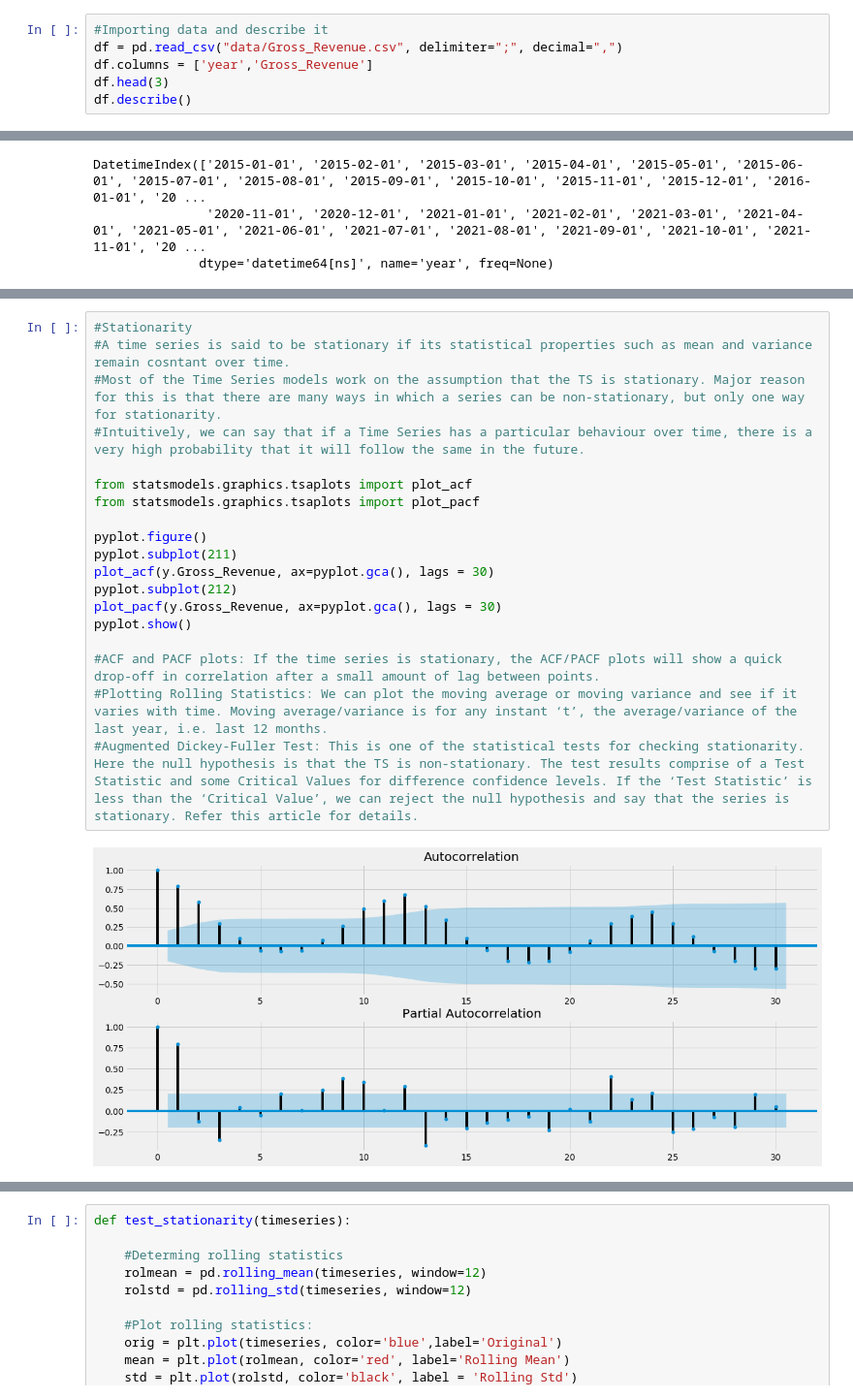
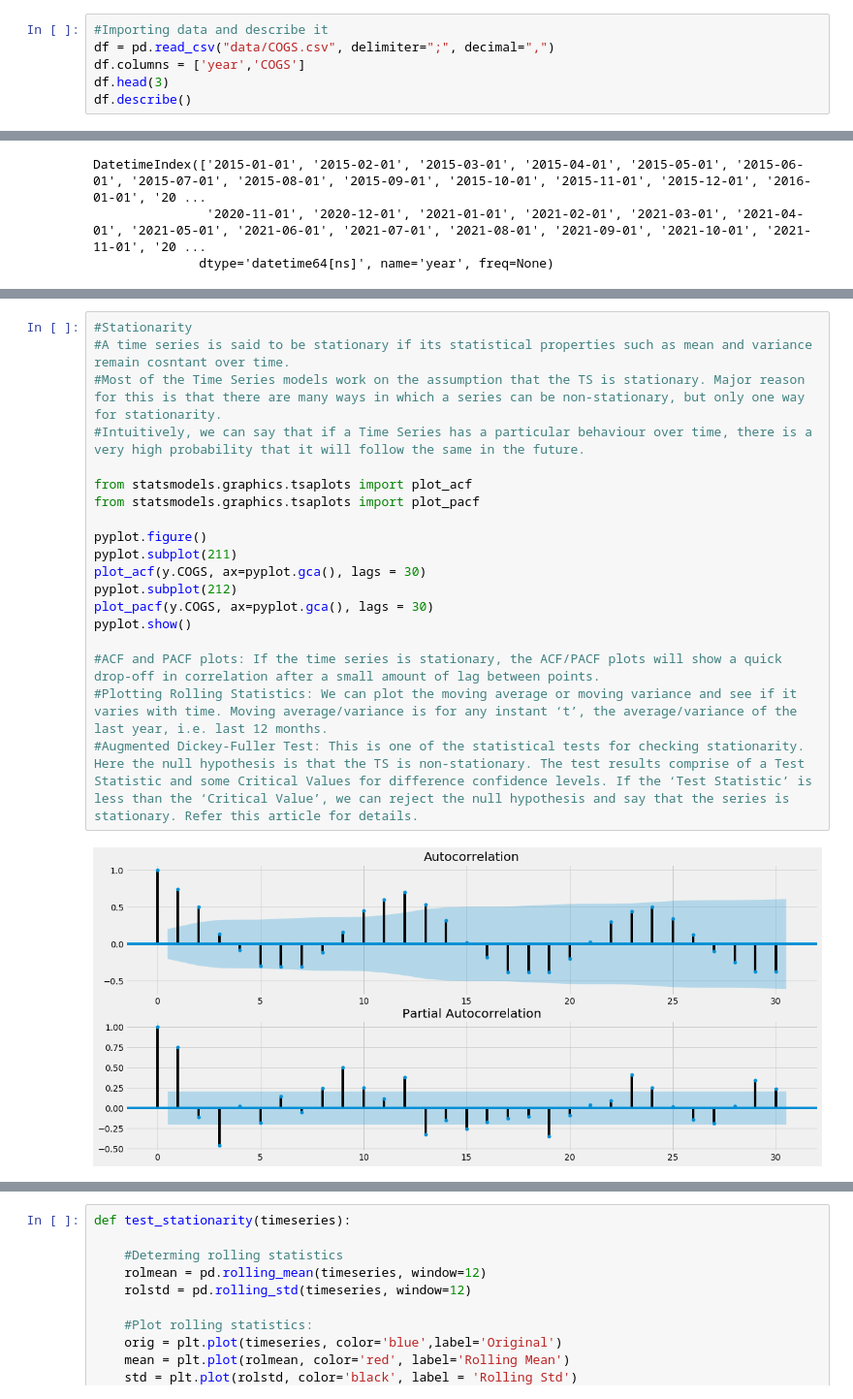
Before and after one commit to dkjastpe/dkjastpe, a Jupyter notebook: Financial_Forecasting_Model_Internship.ipynb, the cells around one changed output, grey strips where cells are left out. Shown at 97% size. Drawn from its saved outputs; the diff is of its cells as text.

```diff
--- a/Financial_Forecasting_Model_Internship.ipynb
+++ b/Financial_Forecasting_Model_Internship.ipynb
@@ -29,8 +29,8 @@ import matplotlib
 import seaborn as sns
 # %%
 #Importing data and describe it
-df = pd.read_csv("data/Gross_Revenue.csv", delimiter=";", decimal=",")
-df.columns = ['year','Gross_Revenue']
+df = pd.read_csv("data/COGS.csv", delimiter=";", decimal=",")
+df.columns = ['year','COGS']
 df.head(3)
 df.describe()
 # %% [output]
@@ -110,24 +110,24 @@ plt.show()
 # %%
 #Stationarity
 #A time series is said to be stationary if its statistical properties such as mean and variance remain cosntant over time.
 #Most of the Time Series models work on the assumption that the TS is stationary. Major reason for this is that there are many ways in which a series can be non-stationary, but only one way for stationarity.
 #Intuitively, we can say that if a Time Series has a particular behaviour over time, there is a very high probability that it will follow the same in the future.
 
 from statsmodels.graphics.tsaplots import plot_acf
 from statsmodels.graphics.tsaplots import plot_pacf
 
 pyplot.figure()
 pyplot.subplot(211)
-plot_acf(y.Gross_Revenue, ax=pyplot.gca(), lags = 30)
+plot_acf(y.COGS, ax=pyplot.gca(), lags = 30)
 pyplot.subplot(212)
-plot_pacf(y.Gross_Revenue, ax=pyplot.gca(), lags = 30)
+plot_pacf(y.COGS, ax=pyplot.gca(), lags = 30)
 pyplot.show()
 
 #ACF and PACF plots: If the time series is stationary, the ACF/PACF plots will show a quick drop-off in correlation after a small amount of lag between points.
 #Plotting Rolling Statistics: We can plot the moving average or moving variance and see if it varies with time. Moving average/variance is for any instant ‘t’, the average/variance of the last year, i.e. last 12 months.
 #Augmented Dickey-Fuller Test: This is one of the statistical tests for checking stationarity. Here the null hypothesis is that the TS is non-stationary. The test results comprise of a Test Statistic and some Critical Values for difference confidence levels. If the ‘Test Statistic’ is less than the ‘Critical Value’, we can reject the null hypothesis and say that the series is stationary. Refer this article for details.
 # %% [output]
-[figure, old version]
+[figure, new version]
 # %%
 #Augmented Dickey-Fuller Test & Perform Dickey-Fuller test:
 print ('Results of Dickey-Fuller Test:')
```
Also changed, not shown: parts of 16 cells of this notebook, 1 other file.
